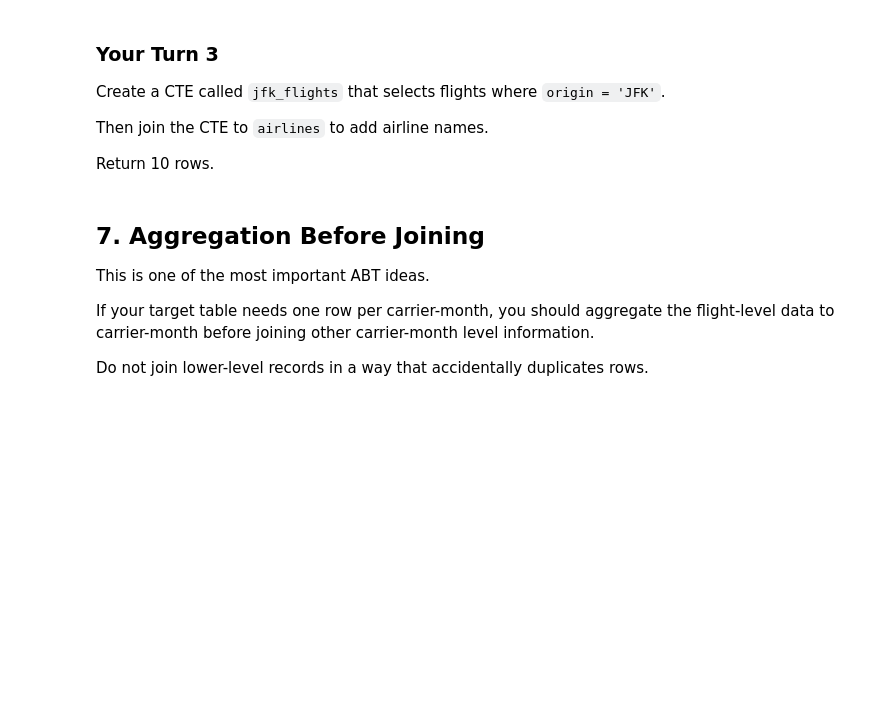
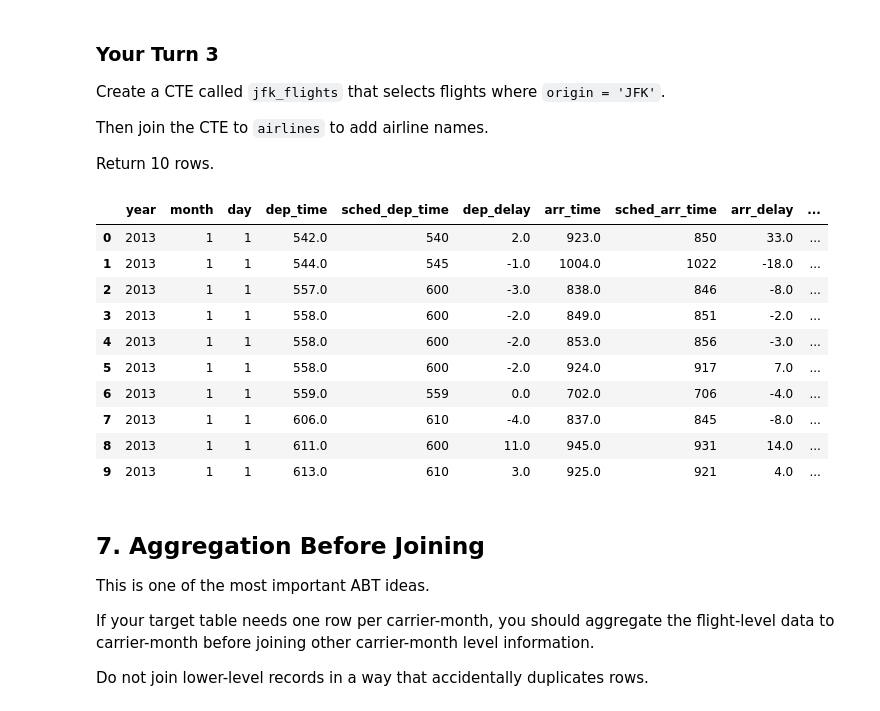
Before and after one commit to acruz-utsa/ban6003-week-09-10-sql-abt-aliciacruz, a Jupyter notebook: notebooks/module10_sql_joins_abt_guided_lab.ipynb, the cells around one changed output. Saved outputs shown, nothing was run; the diff lists cells and outputs as text; code cells hidden in the pictures; blank space fills up the shorter version.

```diff
--- a/notebooks/module10_sql_joins_abt_guided_lab.ipynb
+++ b/notebooks/module10_sql_joins_abt_guided_lab.ipynb
@@ -243,0 +290,8 @@ run_query(query, engine)
+# %%
+query = '''
+SELECT *
+FROM airports
+LIMIT 5;
+'''
+
+run_query(query, engine)
@@ -415,11 +540,33 @@ Return 10 rows.
 # %%
 # Your Turn 3
 
 query = '''
-
+WITH jfk_flights AS (
+SELECT *
+FROM flights
+WHERE origin = 'JFK'
+)
+SELECT jfk_flights.*,
+airlines.name
+FROM jfk_flights
+LEFT JOIN airlines
+ON jfk_flights.carrier = airlines.carrier
+LIMIT 10;
 '''
 
 run_query(query, engine)
+# %% [output]
+|  | year | month | day | dep_time | sched_dep_time | dep_delay | arr_time | sched_arr_time | arr_delay | ... |
+| 0 | 2013 | 1 | 1 | 542.0 | 540 | 2.0 | 923.0 | 850 | 33.0 | ... |
+| 1 | 2013 | 1 | 1 | 544.0 | 545 | -1.0 | 1004.0 | 1022 | -18.0 | ... |
+| 2 | 2013 | 1 | 1 | 557.0 | 600 | -3.0 | 838.0 | 846 | -8.0 | ... |
+| 3 | 2013 | 1 | 1 | 558.0 | 600 | -2.0 | 849.0 | 851 | -2.0 | ... |
+| 4 | 2013 | 1 | 1 | 558.0 | 600 | -2.0 | 853.0 | 856 | -3.0 | ... |
+| 5 | 2013 | 1 | 1 | 558.0 | 600 | -2.0 | 924.0 | 917 | 7.0 | ... |
+| 6 | 2013 | 1 | 1 | 559.0 | 559 | 0.0 | 702.0 | 706 | -4.0 | ... |
+| 7 | 2013 | 1 | 1 | 606.0 | 610 | -4.0 | 837.0 | 845 | -8.0 | ... |
+| 8 | 2013 | 1 | 1 | 611.0 | 600 | 11.0 | 945.0 | 931 | 14.0 | ... |
+| 9 | 2013 | 1 | 1 | 613.0 | 610 | 3.0 | 925.0 | 921 | 4.0 | ... |
 # %% [markdown]
 ## 7. Aggregation Before Joining
 
```
Also changed, not shown: parts of 28 cells of this notebook.
